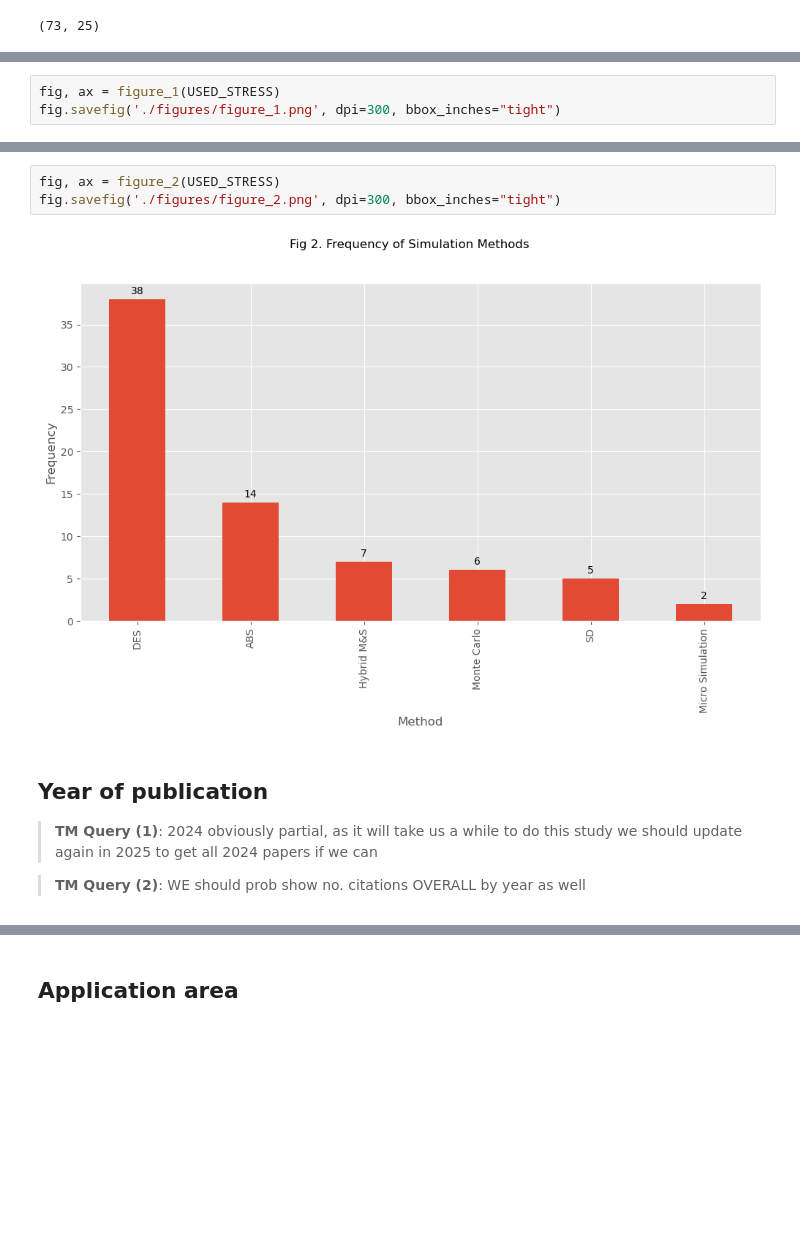
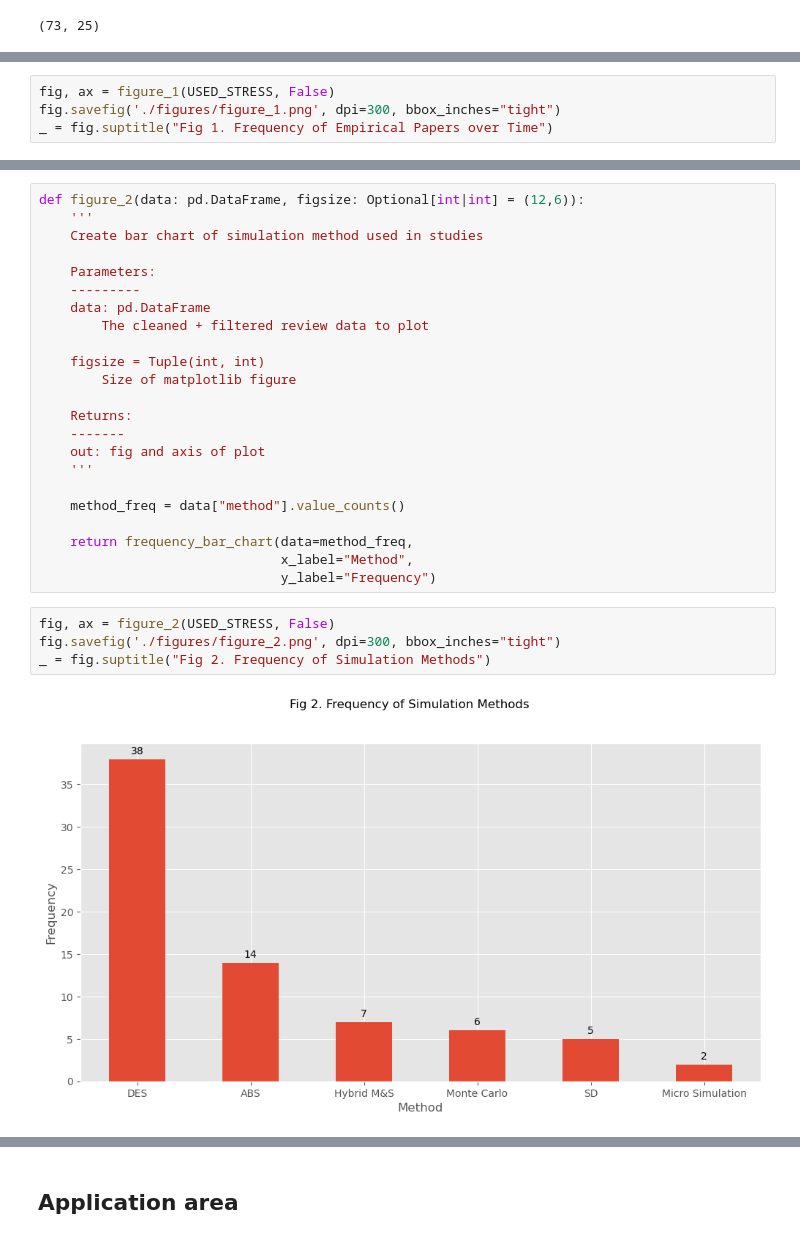
Before and after one commit to pythonhealthdatascience/stress_update, a Jupyter notebook: quarto_site/analysis.ipynb, the cells around one changed output, grey strips where cells are left out. Cells and saved outputs as stored; diff of their text form; blank space fills up the shorter version.

```diff
--- a/quarto_site/analysis.ipynb
+++ b/quarto_site/analysis.ipynb
@@ -291,4 +334,5 @@ def figure_1(data: pd.DataFrame, include_fig_title: Optional[bool] = True):
 # %%
-fig, ax = figure_1(USED_STRESS)
+fig, ax = figure_1(USED_STRESS, False)
 fig.savefig('./figures/figure_1.png', dpi=300, bbox_inches="tight")
+_ = fig.suptitle("Fig 1. Frequency of Empirical Papers over Time")
 # %% [output]
@@ -323,11 +348,29 @@ def figure_2(data: pd.DataFrame, include_fig_title: Optional[bool] = True,
+# %%
+def figure_2(data: pd.DataFrame, figsize: Optional[int|int] = (12,6)):
+    '''
+    Create bar chart of simulation method used in studies
+
+    Parameters:
+    ---------
+    data: pd.DataFrame
+        The cleaned + filtered review data to plot
+
+    figsize = Tuple(int, int)
+        Size of matplotlib figure
+
+    Returns:
+    -------
+    out: fig and axis of plot
+    '''
+
+    method_freq = data["method"].value_counts()
+
+    return frequency_bar_chart(data=method_freq,
+                               x_label="Method",
+                               y_label="Frequency")
 # %%
-fig, ax = figure_2(USED_STRESS)
+fig, ax = figure_2(USED_STRESS, False)
 fig.savefig('./figures/figure_2.png', dpi=300, bbox_inches="tight")
+_ = fig.suptitle("Fig 2. Frequency of Simulation Methods")
 # %% [output]
-[figure, old version]
+[figure, new version]
-# %% [markdown]
-## Year of publication
-
-> **TM Query (1)**: 2024 obviously partial, as it will take us a while to do this study we should update again in 2025 to get all 2024 papers if we can
-
->  **TM Query (2)**: WE should prob show no. citations OVERALL by year as well
```
Also changed, not shown: parts of 35 cells of this notebook, 8 other files.
